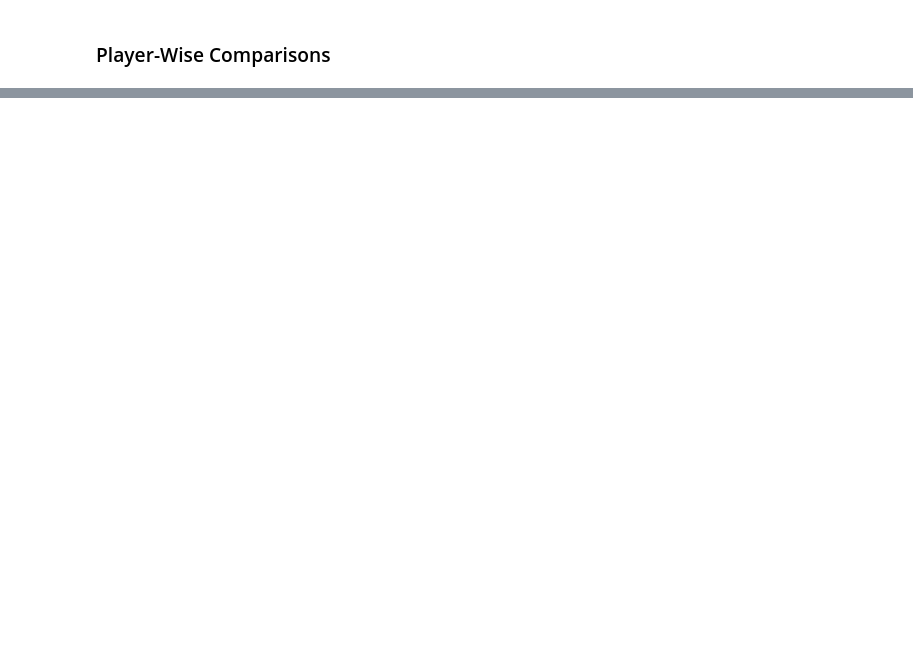
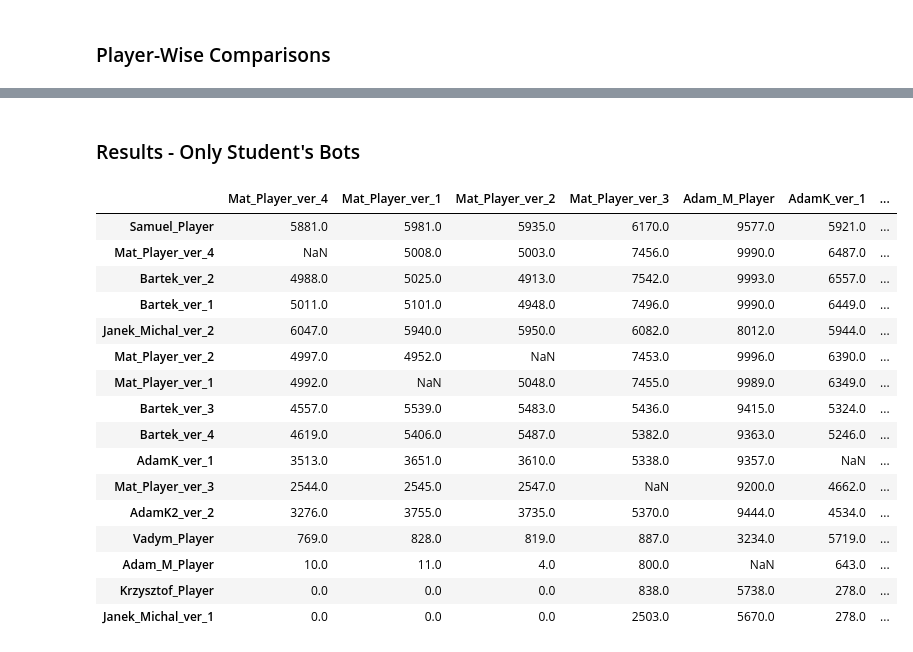
Before and after one commit to MatTheTab/Decision_Analysis, a Jupyter notebook: Project_4/comparator.ipynb, the cells around one changed output, grey strips where cells are left out. Saved outputs shown, nothing was run; the diff lists cells and outputs as text; code cells hidden in the pictures; blank space fills up the shorter version.

```diff
--- a/Project_4/comparator.ipynb
+++ b/Project_4/comparator.ipynb
@@ -398,0 +396,4 @@ results
+# %%
+pd.set_option('display.max_columns', 200)
+pd.set_option('display.max_rows', 200)
+results
@@ -778,0 +819,42 @@ Krzysztof_Player: 10000.0
+# %% [markdown]
+### Results - Only Student's Bots
+# %%
+agent_strategies = [
+            ["Mat_Player_ver_4", "ENSAMBLE", ensamble_player],
+           ["Mat_Player_ver_1", "SAINT", Saint_Nervous_ver_2],
+           ["Mat_Player_ver_2", "SAINT", Saint_Nervous_ver_3],
+           ["Mat_Player_ver_3", "SAINT", Saint_Nervous_Memory],
+           ["Adam_M_Player", "CUSTOM", Adam_player],
+           ["AdamK_ver_1", "CUSTOM", AdamK],
+           ["AdamK2_ver_2", "CUSTOM", AdamK2],
+           ["Bartek_ver_1", "B_PLAYER", Saint_Nervous_ver_B],
+           ["Bartek_ver_2", "B_PLAYER", Saint_Nervous_ver_B2],
+           ["Bartek_ver_3", "B_PLAYER", Saint_Nervous_ver_B3],
+           ["Bartek_ver_4", "B_PLAYER", Saint_Nervous_ver_B4],
+           ["Janek_Michal_ver_1", "MICHAL_JANEK", KaminskiIndrzejczak_ver_1],
+           ["Janek_Michal_ver_2", "MICHAL_JANEK", KaminskiIndrzejczak_ver_2],
+           ["Vadym_Player", "VADYM", Vadym_Player],
+           ["Krzysztof_Player", "KRZYSZTOF", Krzysztof_Player],
+           ["Samuel_Player", "SAMUEL", Amalgamat]
+           ]
+
+results = compare_all(agent_strategies)
+results
+# %% [output]
+|  | Mat_Player_ver_4 | Mat_Player_ver_1 | Mat_Player_ver_2 | Mat_Player_ver_3 | Adam_M_Player | AdamK_ver_1 | ... |
+| Samuel_Player | 5881.0 | 5981.0 | 5935.0 | 6170.0 | 9577.0 | 5921.0 | ... |
+| Mat_Player_ver_4 | NaN | 5008.0 | 5003.0 | 7456.0 | 9990.0 | 6487.0 | ... |
+| Bartek_ver_2 | 4988.0 | 5025.0 | 4913.0 | 7542.0 | 9993.0 | 6557.0 | ... |
+| Bartek_ver_1 | 5011.0 | 5101.0 | 4948.0 | 7496.0 | 9990.0 | 6449.0 | ... |
+| Janek_Michal_ver_2 | 6047.0 | 5940.0 | 5950.0 | 6082.0 | 8012.0 | 5944.0 | ... |
+| Mat_Player_ver_2 | 4997.0 | 4952.0 | NaN | 7453.0 | 9996.0 | 6390.0 | ... |
+| Mat_Player_ver_1 | 4992.0 | NaN | 5048.0 | 7455.0 | 9989.0 | 6349.0 | ... |
+| Bartek_ver_3 | 4557.0 | 5539.0 | 5483.0 | 5436.0 | 9415.0 | 5324.0 | ... |
+| Bartek_ver_4 | 4619.0 | 5406.0 | 5487.0 | 5382.0 | 9363.0 | 5246.0 | ... |
+| AdamK_ver_1 | 3513.0 | 3651.0 | 3610.0 | 5338.0 | 9357.0 | NaN | ... |
+| Mat_Player_ver_3 | 2544.0 | 2545.0 | 2547.0 | NaN | 9200.0 | 4662.0 | ... |
+| AdamK2_ver_2 | 3276.0 | 3755.0 | 3735.0 | 5370.0 | 9444.0 | 4534.0 | ... |
+| Vadym_Player | 769.0 | 828.0 | 819.0 | 887.0 | 3234.0 | 5719.0 | ... |
+| Adam_M_Player | 10.0 | 11.0 | 4.0 | 800.0 | NaN | 643.0 | ... |
+| Krzysztof_Player | 0.0 | 0.0 | 0.0 | 838.0 | 5738.0 | 278.0 | ... |
+| Janek_Michal_ver_1 | 0.0 | 0.0 | 0.0 | 2503.0 | 5670.0 | 278.0 | ... |
```
Also changed, not shown: parts of 25 cells of this notebook, 1 other file.
